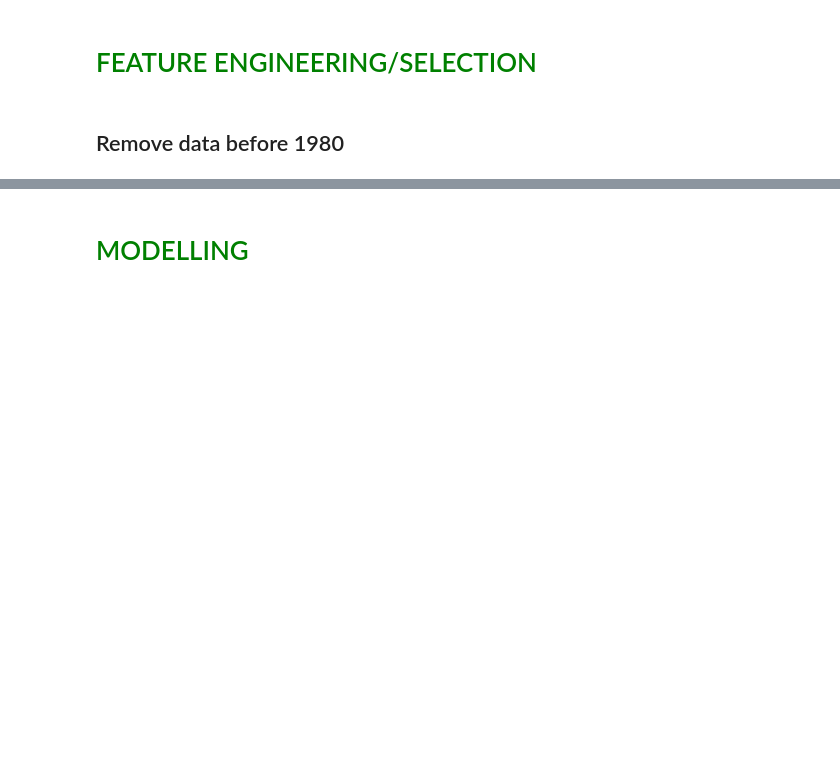
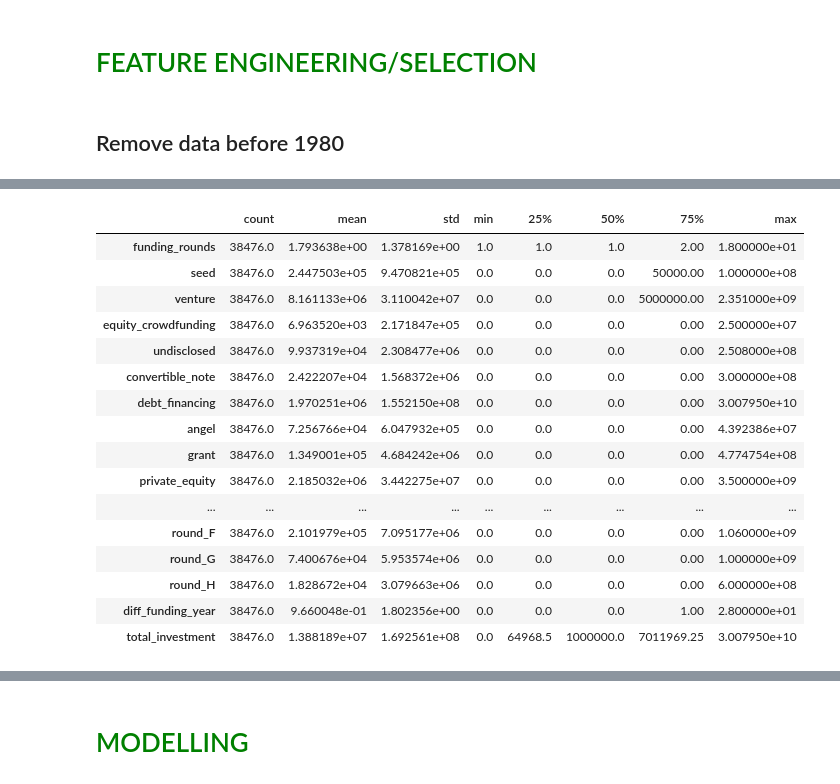
Before and after one commit to FirenziaF/STARTUP-FUNDING-ANALYSIS, a Jupyter notebook: notebook.ipynb, the cells around one changed output, grey strips where cells are left out. Saved outputs shown, nothing was run; the diff lists cells and outputs as text; code cells hidden in the pictures; blank space fills up the shorter version.

```diff
--- a/notebook.ipynb
+++ b/notebook.ipynb
@@ -1126,0 +1217,5 @@ plt.imshow(w)
+# %%
+df1 = data.copy()# copying dataframe
+# %%
+df1 = df1.dropna(subset=['permalink', 'status', 'name', 'market', 'country_code', 'diff_funding_months'])
+# dropping null values from these columns
@@ -1126,0 +1246,2 @@ plt.imshow(w)
+# %%
+df1['diff_funding_year'] = round(df1['diff_funding_months']/12) # making new column that has difference in funding in year
@@ -1126,0 +1419,25 @@ plt.imshow(w)
+# %%
+df2[['funding_rounds', 'seed', 'venture', 'equity_crowdfunding',
+       'undisclosed', 'convertible_note', 'debt_financing', 'angel', 'grant',
+       'private_equity', 'post_ipo_equity', 'post_ipo_debt',
+       'secondary_market', 'product_crowdfunding', 'round_A', 'round_B',
+       'round_C', 'round_D', 'round_E', 'round_F', 'round_G', 'round_H',
+       'diff_funding_year', 'total_investment']].describe().T
+# %% [output]
+|  | count | mean | std | min | 25% | 50% | 75% | max |
+| funding_rounds | 38476.0 | 1.793638e+00 | 1.378169e+00 | 1.0 | 1.0 | 1.0 | 2.00 | 1.800000e+01 |
+| seed | 38476.0 | 2.447503e+05 | 9.470821e+05 | 0.0 | 0.0 | 0.0 | 50000.00 | 1.000000e+08 |
+| venture | 38476.0 | 8.161133e+06 | 3.110042e+07 | 0.0 | 0.0 | 0.0 | 5000000.00 | 2.351000e+09 |
+| equity_crowdfunding | 38476.0 | 6.963520e+03 | 2.171847e+05 | 0.0 | 0.0 | 0.0 | 0.00 | 2.500000e+07 |
+| undisclosed | 38476.0 | 9.937319e+04 | 2.308477e+06 | 0.0 | 0.0 | 0.0 | 0.00 | 2.508000e+08 |
+| convertible_note | 38476.0 | 2.422207e+04 | 1.568372e+06 | 0.0 | 0.0 | 0.0 | 0.00 | 3.000000e+08 |
+| debt_financing | 38476.0 | 1.970251e+06 | 1.552150e+08 | 0.0 | 0.0 | 0.0 | 0.00 | 3.007950e+10 |
+| angel | 38476.0 | 7.256766e+04 | 6.047932e+05 | 0.0 | 0.0 | 0.0 | 0.00 | 4.392386e+07 |
+| grant | 38476.0 | 1.349001e+05 | 4.684242e+06 | 0.0 | 0.0 | 0.0 | 0.00 | 4.774754e+08 |
+| private_equity | 38476.0 | 2.185032e+06 | 3.442275e+07 | 0.0 | 0.0 | 0.0 | 0.00 | 3.500000e+09 |
+| ... | ... | ... | ... | ... | ... | ... | ... | ... |
+| round_F | 38476.0 | 2.101979e+05 | 7.095177e+06 | 0.0 | 0.0 | 0.0 | 0.00 | 1.060000e+09 |
+| round_G | 38476.0 | 7.400676e+04 | 5.953574e+06 | 0.0 | 0.0 | 0.0 | 0.00 | 1.000000e+09 |
+| round_H | 38476.0 | 1.828672e+04 | 3.079663e+06 | 0.0 | 0.0 | 0.0 | 0.00 | 6.000000e+08 |
+| diff_funding_year | 38476.0 | 9.660048e-01 | 1.802356e+00 | 0.0 | 0.0 | 0.0 | 1.00 | 2.800000e+01 |
+| total_investment | 38476.0 | 1.388189e+07 | 1.692561e+08 | 0.0 | 64968.5 | 1000000.0 | 7011969.25 | 3.007950e+10 |
```
Also changed, not shown: parts of 36 cells of this notebook.
